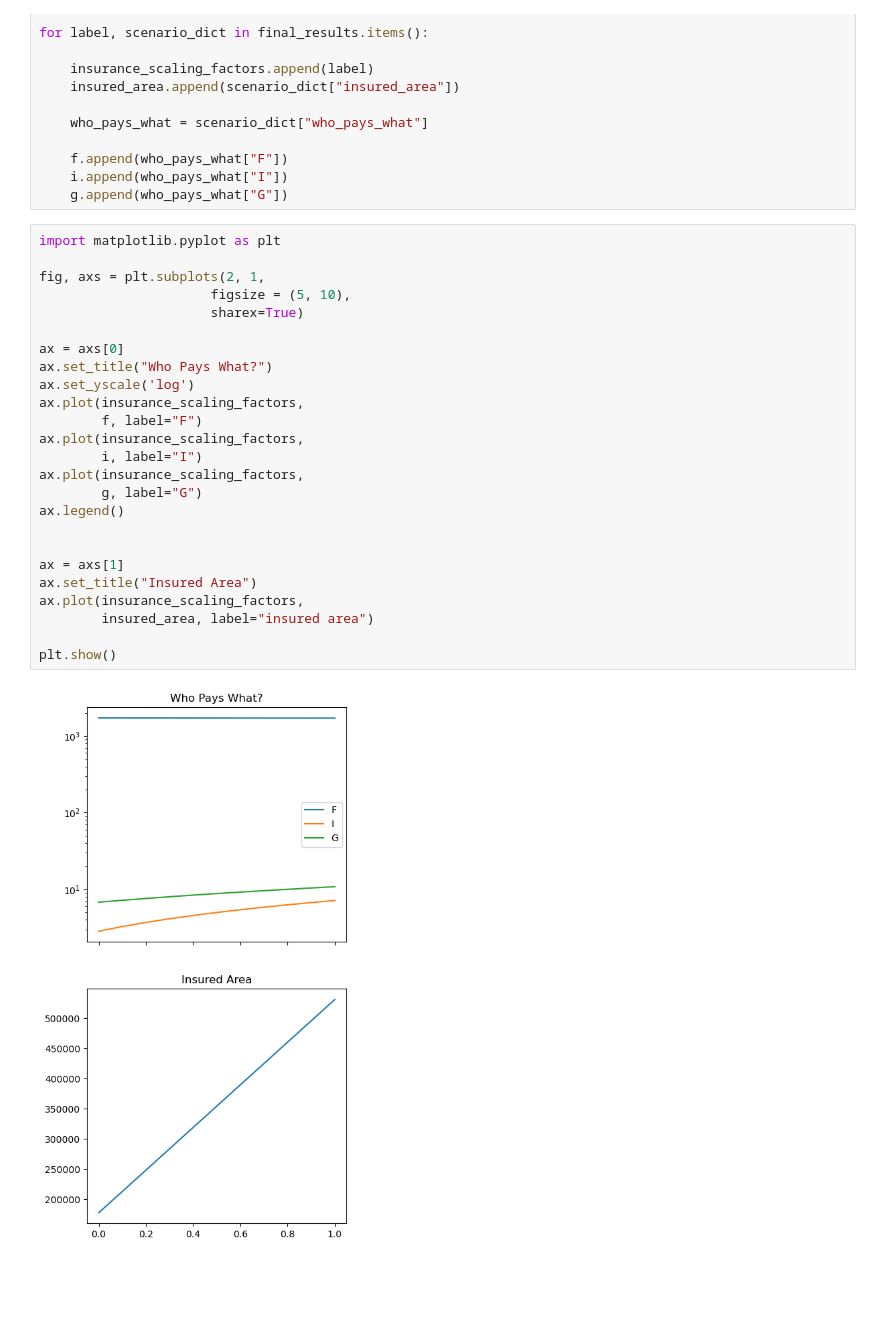
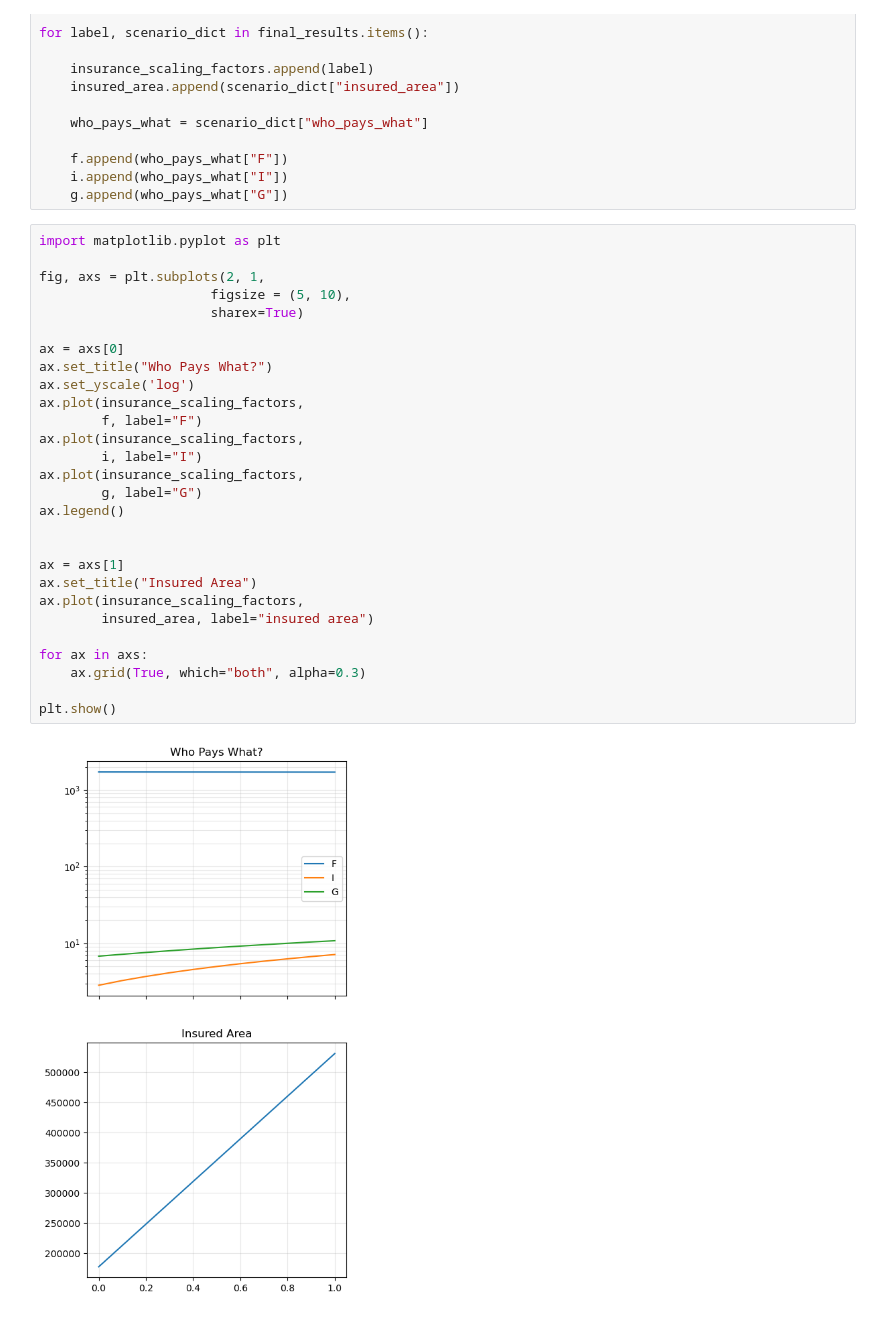
Before and after one commit to arvedluetzen/mus-climada, a Jupyter notebook: notebooks/comp_scenario.ipynb, the cells around one changed output. Drawn from its saved outputs; the diff is of its cells as text; blank space fills up the shorter version.

```diff
--- a/notebooks/comp_scenario.ipynb
+++ b/notebooks/comp_scenario.ipynb
@@ -254,27 +254,30 @@ for label, scenario_dict in final_results.items():
 # %%
 import matplotlib.pyplot as plt
 
 fig, axs = plt.subplots(2, 1,
                       figsize = (5, 10),
                       sharex=True)
 
 ax = axs[0]
 ax.set_title("Who Pays What?")
 ax.set_yscale('log')
 ax.plot(insurance_scaling_factors,
         f, label="F")
 ax.plot(insurance_scaling_factors,
         i, label="I")
 ax.plot(insurance_scaling_factors,
         g, label="G")
 ax.legend()
 
 
 ax = axs[1]
 ax.set_title("Insured Area")
 ax.plot(insurance_scaling_factors,
         insured_area, label="insured area")
 
+for ax in axs:
+    ax.grid(True, which="both", alpha=0.3)
+
 plt.show()
 # %% [output]
-[figure, old version]
+[figure, new version]
```
Also changed, not shown: 4 other files.
